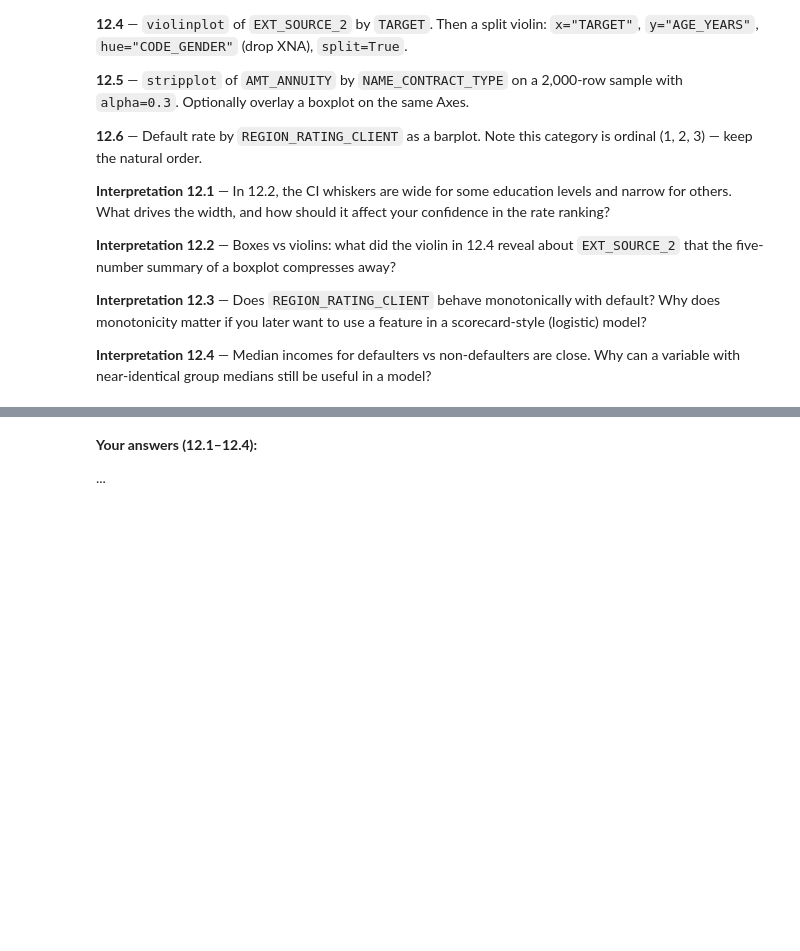
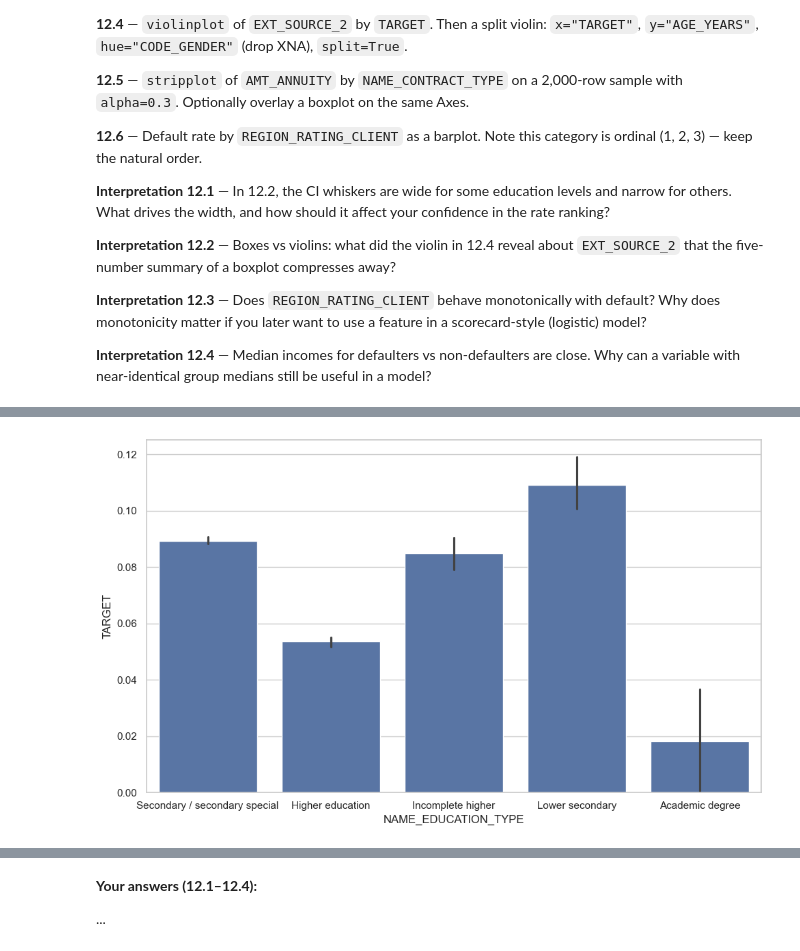
Before and after one commit to smallchuch/CreditRiskLearning, a Jupyter notebook: Learning Journey/1.5 Matplotlib + Seaborn/matplotlib_seaborn_practice_home_credit.ipynb, the cells around one changed output, grey strips where cells are left out. Cells and saved outputs as stored; diff of their text form; code cells hidden in the pictures; blank space fills up the shorter version.

```diff
--- a/Learning Journey/1.5 Matplotlib + Seaborn/matplotlib_seaborn_practice_home_credit.ipynb
+++ b/Learning Journey/1.5 Matplotlib + Seaborn/matplotlib_seaborn_practice_home_credit.ipynb
@@ -1735,4 +1744,14 @@ sns.violinplot(..., hue="CODE_GENDER", split=True)     # split violins
 # %%
 # Ex 12.2 — barplot default rate by education with CIs
+
+fig, ax = plt.subplots(figsize=(10,6))
+
+sns.barplot(data=df, x='NAME_EDUCATION_TYPE', y='TARGET', errorbar=['ci', 95], ax=ax)
+
+
+plt.tight_layout()
+plt.show()
+# %% [output]
+[figure, added]
 # %%
 # Ex 12.3 — income boxplot, diagnose and fix
```
Also changed, not shown: parts of 13 cells of this notebook.
